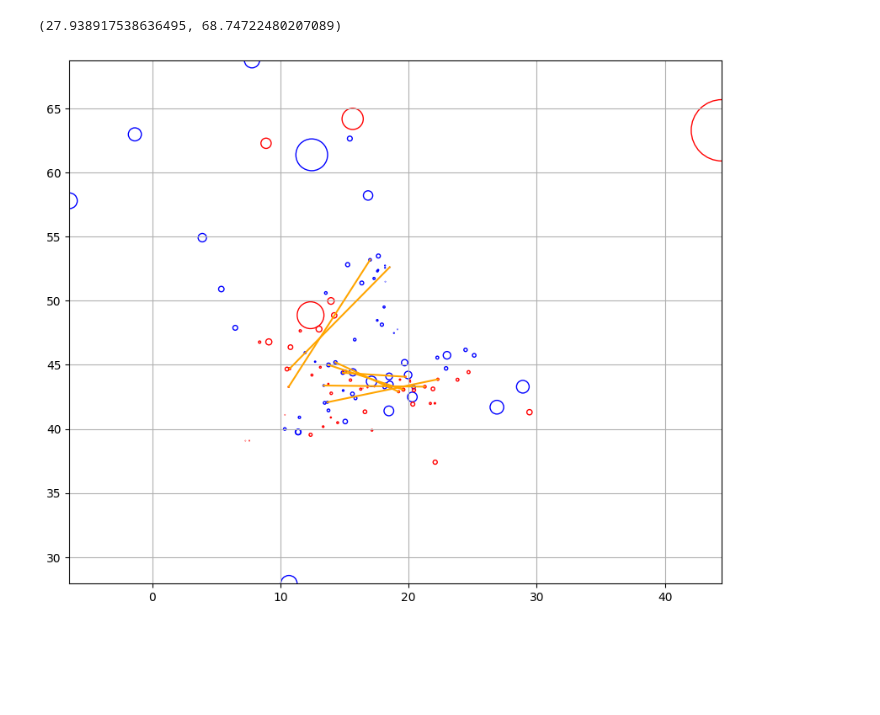
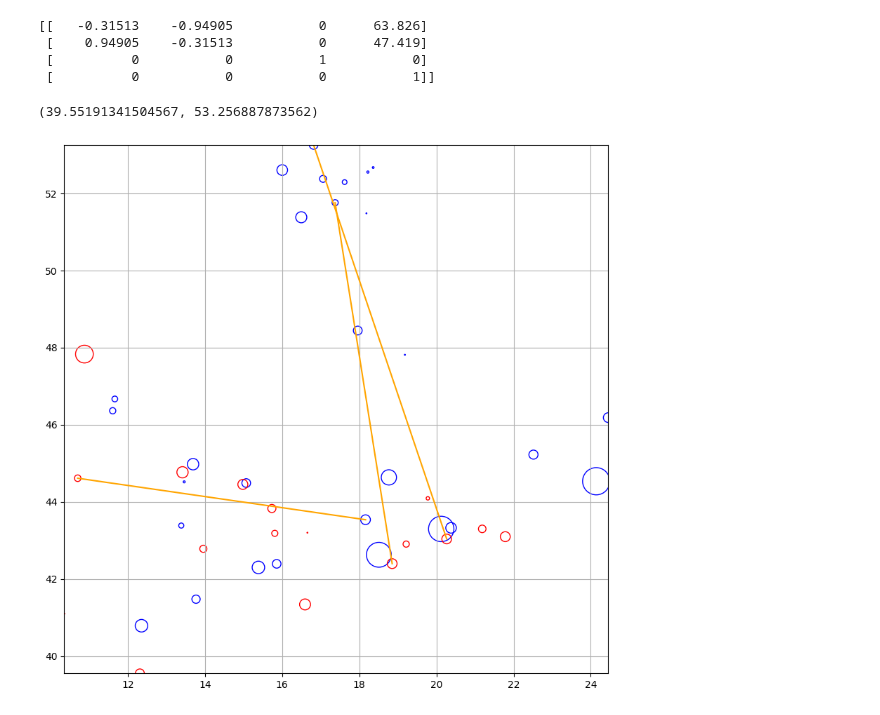
Before and after one commit to mit-acl/roman, a Jupyter notebook: notebooks/08_west_point_clipper_2.ipynb, the cells around one changed output. Cells and saved outputs as stored; diff of their text form; code cells hidden in the pictures; blank space fills up the shorter version.

```diff
--- a/notebooks/08_west_point_clipper_2.ipynb
+++ b/notebooks/08_west_point_clipper_2.ipynb
@@ -25,8 +25,8 @@ from object_map_registration.utils import object_list_bounds
 cam_params_pkl = open('/home/masonbp/data/west_point_2023/acl_jackal2_cam_params.pkl', 'rb')
 cam_params = pickle.load(cam_params_pkl)
 tracker_files = [
-    '/home/masonbp/results/west_point_2023/segment_tracking/1117_04_585_615.pkl',
-    '/home/masonbp/results/west_point_2023/segment_tracking/1117_02_195_225.pkl',
+    '/home/masonbp/results/west_point_2023/segment_tracking/1117_04.pkl',
+    '/home/masonbp/results/west_point_2023/segment_tracking/1117_02.pkl',
 ]
 trackers = [pickle.load(open(f, 'rb')) for f in tracker_files]
 num_robots = len(trackers)
@@ -58,7 +61,13 @@ pose_data = [PoseData(
 pose_data[0].T_premultiply = clipper_sol.transform
 # %%
 def keep_fun(segment: Segment, i: int):
-    return True
+    try:
+        cov = segment.covariance()[:2,:2]
+        pearson = cov[0,1] / np.sqrt(cov[0,0]*cov[1,1])
+        std_devs = 1.
+        return np.max([std_devs*np.sqrt(cov[0,0]*(1 + pearson)), std_devs*cov[1,1]*np.sqrt(1 - pearson)]) < 4.0
+    except:
+        return False
     try:
         return segment.num_sightings > 10 \
             and segment.reconstruction3D(width_height=True)[3] > 0.1 \
@@ -108,11 +117,17 @@ for i in range(num_robots):
             #     ellipsoid.transform(clipper_sol.transform)
 
             ellipsoid = Ellipsoid(reconstruction[:2], axes=np.array([width/2, width/2]), rot_mat=np.eye(2))
+            cov = segment.covariance()[:2,:2]
+            pearson = cov[0,1] / np.sqrt(cov[0,0]*cov[1,1])
+            cov_ellipse = Ellipsoid(reconstruction[:2], axes=np.array([1*np.sqrt(cov[0,0]*(1 + pearson)), 1*cov[1,1]*np.sqrt(1 - pearson)]), rot_mat=cov[:2,:2])
             if i == 0:
                 ellipsoid.transform(T3d_2_T2d(clipper_sol.transform))
+                cov_ellipse.transform(T3d_2_T2d(clipper_sol.transform))
+            cov_ellipse.plot2d(ax, edgecolor='y')
 
             maps[i].append(ellipsoid)
             maps[i][-1].plot2d(ax, edgecolor=colors[i])
+            plt.text(ellipsoid.centroid[0], ellipsoid.centroid[1], f"{segment.id}", fontsize=12, color=colors[i])
         except:
             print("missed this one")
 
@@ -145,8 +158,8 @@ print(inliers_cl)
 from motlee.realign.frame_aligner import FrameAligner, AssocMethod
 frame_aligner = FrameAligner(
     method=AssocMethod.CLIPPER_MULT_SOL,
-    clipper_sigma=.2,
-    clipper_epsilon=.4,
+    clipper_sigma=.15,
+    clipper_epsilon=.3,
     clipper_mult_downweight=0.0,
     clipper_mult_repeats=10
 )
@@ -168,25 +183,40 @@ print(inliers)
 # %%
 fig, ax = plt.subplots(figsize=(10, 10))
 ax.set_aspect('equal', adjustable='box')
 ax.grid(True)
 colors = ['blue', 'red']
+maps_T = [obj.copy() for obj in maps[1]]
+i = 9
+
+# for obj in maps_T:
+#     obj.transform(T3d_2_T2d(sols[i].transform))
+
 
 for obj in maps[0]:
     ax = obj.plot2d(ax, edgecolor=colors[0])
-for obj in maps[1]:
+for obj in maps_T:
     ax = obj.plot2d(ax, edgecolor=colors[1])
 
 # for pair in inliers:
 # # for pair in sols[9].associated_objs:
 #     ax.plot([maps[0][pair[0]].centroid[0], maps[1][pair[1]].centroid[0]], [maps[0][pair[0]].centroid[1], maps[1][pair[1]].centroid[1]], 'g-', linewidth=3)
-for pair in sols[9].associated_objs:
-    ax.plot([maps[0][pair[0]].centroid[0], maps[1][pair[1]].centroid[0]], [maps[0][pair[0]].centroid[1], maps[1][pair[1]].centroid[1]], color='orange')
+print(sols[i].transform)
+for pair in sols[i].associated_objs:
+    ax.plot([maps[0][pair[0]].centroid[0], maps_T[pair[1]].centroid[0]], [maps[0][pair[0]].centroid[1], maps_T[pair[1]].centroid[1]], color='orange')
+
+# for pair in inliers:
+#     ax.plot([maps[0][pair[0]].centroid[0], maps[1][pair[1]].centroid[0]], [maps[0][pair[0]].centroid[1], maps[1][pair[1]].centroid[1]], color='green')
+
 
 # for pair in inliers_cl:
 #     # ax.plot([maps[0][pair[0]].centroid[0], map_transformed[pair[1]].centroid[0]], [maps[0][pair[0]].centroid[1], map_transformed[pair[1]].centroid[1]], color='orange')
 #     ax.plot([maps[0][pair[0]].centroid[0], maps[1][pair[1]].centroid[0]], [maps[0][pair[0]].centroid[1], maps[1][pair[1]].centroid[1]], color='orange')
 ax.set_xlim(maps_bounds[0])
 ax.set_ylim(maps_bounds[1])
 # %% [output]
-(27.938917538636495, 68.74722480207089)
+[[   -0.31513    -0.94905           0      63.826]
+ [    0.94905    -0.31513           0      47.419]
+ [          0           0           1           0]
+ [          0           0           0           1]]
+(39.55191341504567, 53.256887873562)
-[figure, old version]
+[figure, new version]
```
Also changed, not shown: parts of 5 cells of this notebook, 9 other files.
